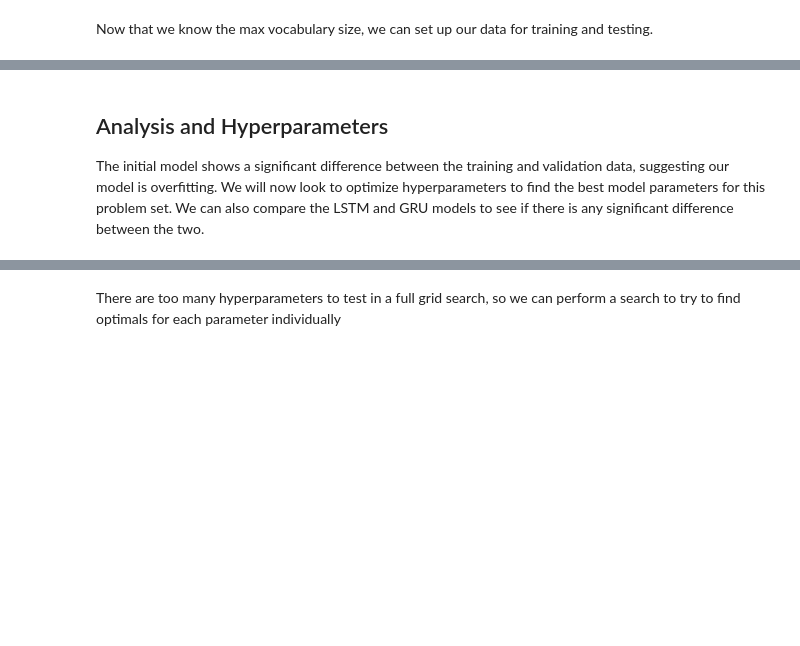
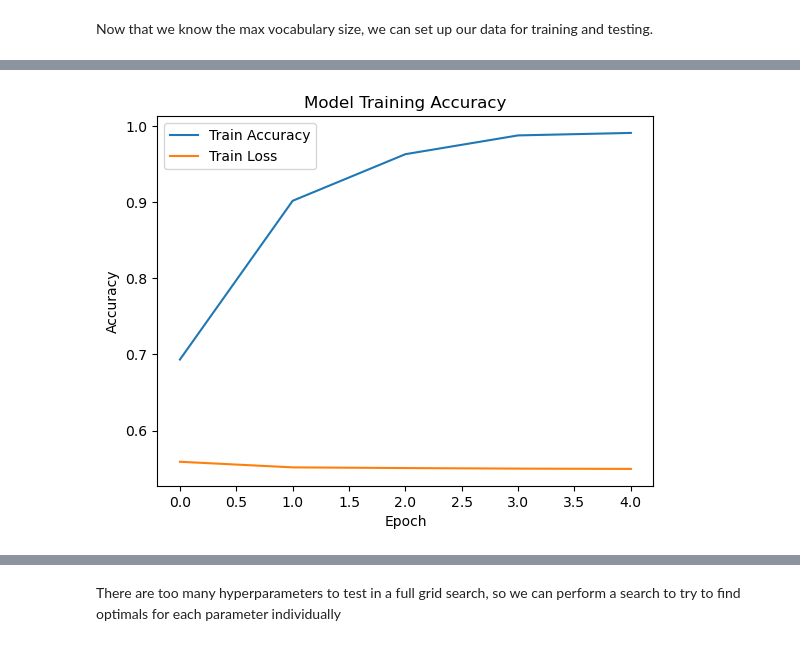
Before and after one commit to ReeseSThomp/school_dnn_final, a Jupyter notebook: toxic_comments.ipynb, the cells around one changed output, grey strips where cells are left out. Saved outputs shown, nothing was run; the diff lists cells and outputs as text; code cells hidden in the pictures; blank space fills up the shorter version.

```diff
--- a/toxic_comments.ipynb
+++ b/toxic_comments.ipynb
@@ -130,7 +239,7 @@ def synonym_replacement(comment, n=2):
 augmented_rows = []
 for idx, row in train[train['identity_hate'] > 0].iterrows():
     text = row['text']
-    for _ in range(15):
+    for _ in range(5):
         new_text = synonym_replacement(text, n=2)
         new_row = row.copy()
         new_row['text'] = new_text
@@ -142,7 +251,7 @@ train = pd.concat([train, augmented_df], axis=0).reset_index(drop=True)
 augmented_rows = []
 for idx, row in train[train['severe_toxic'] > 0].iterrows():
     text = row['text']
-    for _ in range(15):
+    for _ in range(5):
         new_text = synonym_replacement(text, n=2)
         new_row = row.copy()
         new_row['text'] = new_text
@@ -247,10 +346,7 @@ from tensorflow.keras.layers import Embedding, LSTM, Dense, Dropout
 from tensorflow.keras.preprocessing.text import Tokenizer
 from tensorflow.keras.preprocessing.sequence import pad_sequences
 
-# Text data as a list of strings
 train_texts = train['text'].astype(str).tolist()
-
-# Label data as a numpy array of shape (num_samples, 6)
 train_labels = train[labels].values
 
 from sklearn.model_selection import train_test_split
@@ -258,46 +354,37 @@ from sklearn.model_selection import train_test_split
 X_train, X_val, y_train, y_val = train_test_split(
     train_texts,
     train_labels,
-    test_size=0.2,
-    random_state=42
+    test_size=0.25,
+    random_state=42,
+    stratify=train_labels
 )
 
-max_words = 10500   # Maximum vocabulary size
-max_len = 1350       # Maximum sequence length for padding
-embedding_dim = 100 # Dimension of embedding vectors
+max_words = 28050
+max_len = 900
+embedding_dim = 128
 
-# 1. Fit the tokenizer on the training set only
 tokenizer = Tokenizer(num_words=max_words, lower=True, oov_token="<OOV>")
 tokenizer.fit_on_texts(X_train)
 
-# 2. Convert text to sequences
 X_train_sequences = tokenizer.texts_to_sequences(X_train)
 X_val_sequences = tokenizer.texts_to_sequences(X_val)
 
-# 3. Pad sequences
 X_train_padded = pad_sequences(X_train_sequences, maxlen=max_len, padding='post', truncating='post')
 X_val_padded = pad_sequences(X_val_sequences, maxlen=max_len, padding='post', truncating='post')
 
-# 4. Build the model
 model = Sequential()
 
-# Embedding layer
 model.add(Embedding(input_dim=max_words, output_dim=embedding_dim, input_length=max_len))
 
-# LSTM layer
 model.add(LSTM(128, return_sequences=False))
 
-# Optional Dropout to prevent overfitting
 model.add(Dropout(0.3))
 
-# Dense layer
 model.add(Dense(64, activation='relu'))
 model.add(Dropout(0.3))
 
-# Output layer: 6 units for 6 labels, sigmoid activation for multi-label
 model.add(Dense(6, activation='sigmoid'))
 
-# 5. Compile the model
 model.compile(
     loss='binary_crossentropy',
     optimizer='adam',
@@ -308,6 +415,6 @@ model.summary()
 # %%
-num_epochs = 10
-batch_size = 256
+num_epochs = 5
+batch_size = 512
 
 history = model.fit(
     X_train_padded,
@@ -317,7 +424,3 @@ history = model.fit(
     batch_size=batch_size,
     verbose=1
 )
-
-val_loss, val_acc = model.evaluate(X_val_padded, y_val, verbose=0)
-
-plot_training_curves(history, "Initial Model Accuracy")
@@ -324,4 +438,11 @@ plot_training_curves(history, "Initial Model Accuracy")
-# %% [markdown]
-## Analysis and Hyperparameters
-
-The initial model shows a significant difference between the training and validation data, suggesting our model is overfitting.  We will now look to optimize hyperparameters to find the best model parameters for this problem set.  We can also compare the LSTM and GRU models to see if there is any significant difference between the two.
+# %%
+plt.figure()
+plt.plot(history.history['accuracy'], label='Train Accuracy')
+plt.plot(history.history['loss'], label='Train Loss')
+plt.xlabel('Epoch')
+plt.ylabel('Accuracy')
+plt.title('Model Training Accuracy')
+plt.legend()
+plt.show()
+# %% [output]
+[figure, added]
```
Also changed, not shown: parts of 47 cells of this notebook.
